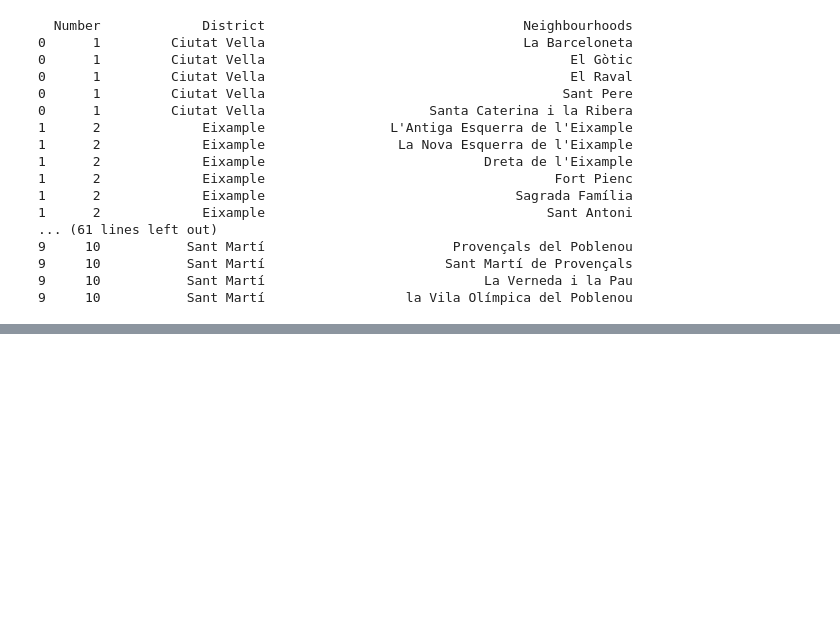
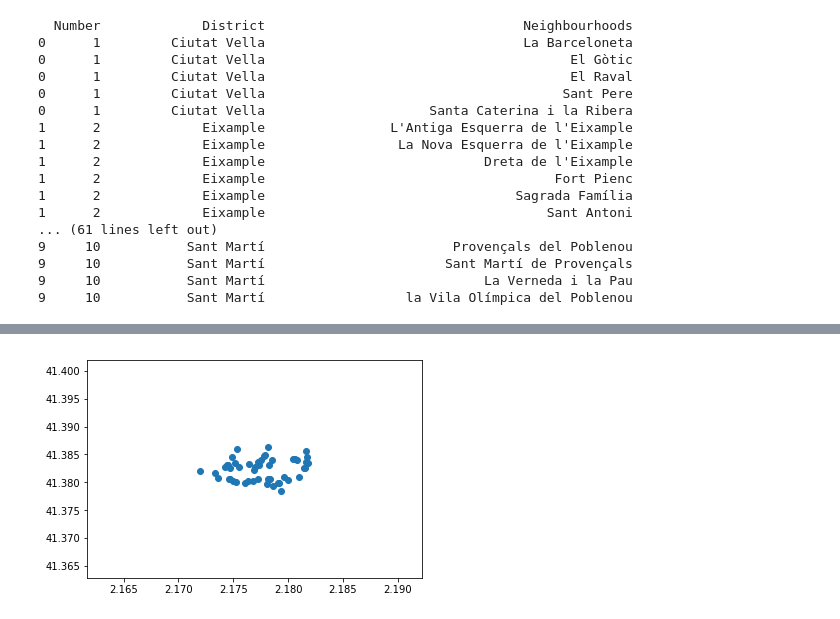
Before and after one commit to ashwin482/Coursera_Capstone, a Jupyter notebook: Capstone_The-Battle-of-the-Neighborhoods.ipynb, the cells around one changed output, grey strips where cells are left out. Saved outputs shown, nothing was run; the diff lists cells and outputs as text; code cells hidden in the pictures; blank space fills up the shorter version.

```diff
--- a/Capstone_The-Battle-of-the-Neighborhoods.ipynb
+++ b/Capstone_The-Battle-of-the-Neighborhoods.ipynb
@@ -234,0 +456,5 @@ map_barcelona
+# %%
+results = requests.get(url).json()
+# %%
+items = results['response']['groups'][0]['items']
+items[0]
@@ -234,0 +479,14 @@ map_barcelona
+# %%
+dataframe = json_normalize(items) # flatten JSON
+
+# filter columns
+filtered_columns = ['venue.name', 'venue.categories'] + [col for col in dataframe.columns if col.startswith('venue.location.')] + ['venue.id']
+dataframe_filtered1 = dataframe.loc[:, filtered_columns]
+
+# filter the category for each row
+dataframe_filtered1['venue.categories'] = dataframe_filtered1.apply(get_category_type, axis=1)
+
+# clean columns
+dataframe_filtered1.columns = [col.split('.')[-1] for col in dataframe_filtered1.columns]
+
+dataframe_filtered1.head(10)
@@ -234,0 +505,2 @@ map_barcelona
+# %%
+Barca_venues=dataframe_filtered1[['name','categories','distance', 'lat', 'lng',]]
@@ -234,0 +536,6 @@ map_barcelona
+# %%
+import matplotlib.pyplot as plt
+plt.scatter(x=Barca_venues['lng'], y=Barca_venues['lat'])
+plt.show()
+# %% [output]
+[figure, added]
```
Also changed, not shown: parts of 55 cells of this notebook.
